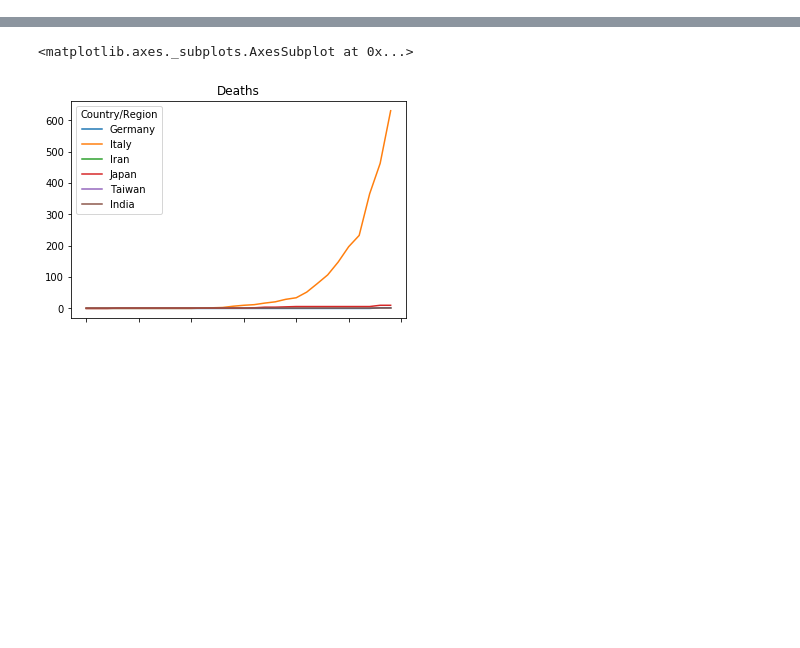
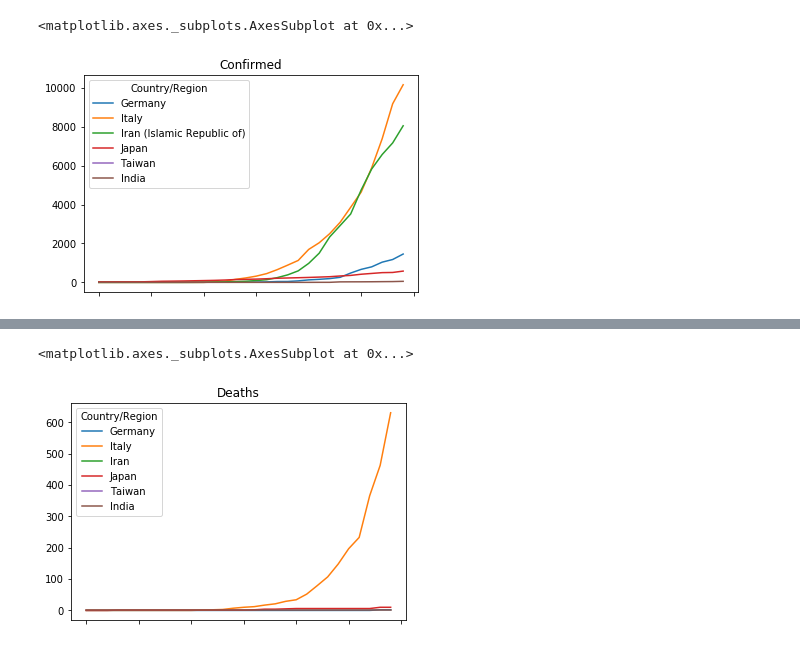
Before and after one commit to HermannBerg/MyCoronAnalysis, a Jupyter notebook: coronanalysis.ipynb, the cells around one changed output, grey strips where cells are left out. Saved outputs shown, nothing was run; the diff lists cells and outputs as text; code cells hidden in the pictures; blank space fills up the shorter version.

```diff
--- a/coronanalysis.ipynb
+++ b/coronanalysis.ipynb
@@ -9,11 +9,14 @@ recovered = pd.read_csv("https://raw.githubusercontent.com/CSSEGISandData/COVID-
 # %%
 covid_frame = pd.DataFrame(confirmed)
 
-Selection = covid_frame.loc[['Germany','Italy','Iran','Japan','Taiwan','India']]
+Selection = covid_frame.loc[['Germany','Italy','Iran (Islamic Republic of)','Japan','Taiwan','India']]
 
 SelectionT = Selection.transpose().tail(30)
 #SelectionT
-#SelectionT.plot.line(title='Confirmed')
+SelectionT.plot.line(title='Confirmed')
+# %% [output]
+<matplotlib.axes._subplots.AxesSubplot at 0x...>
+[figure, added]
 # %%
 Selection2 = covid_frame.loc[['Germany','France','Spain','Austria','Switzerland','UK','Poland','Denmark']]
 
```
Also changed, not shown: parts of 1 cell of this notebook.
